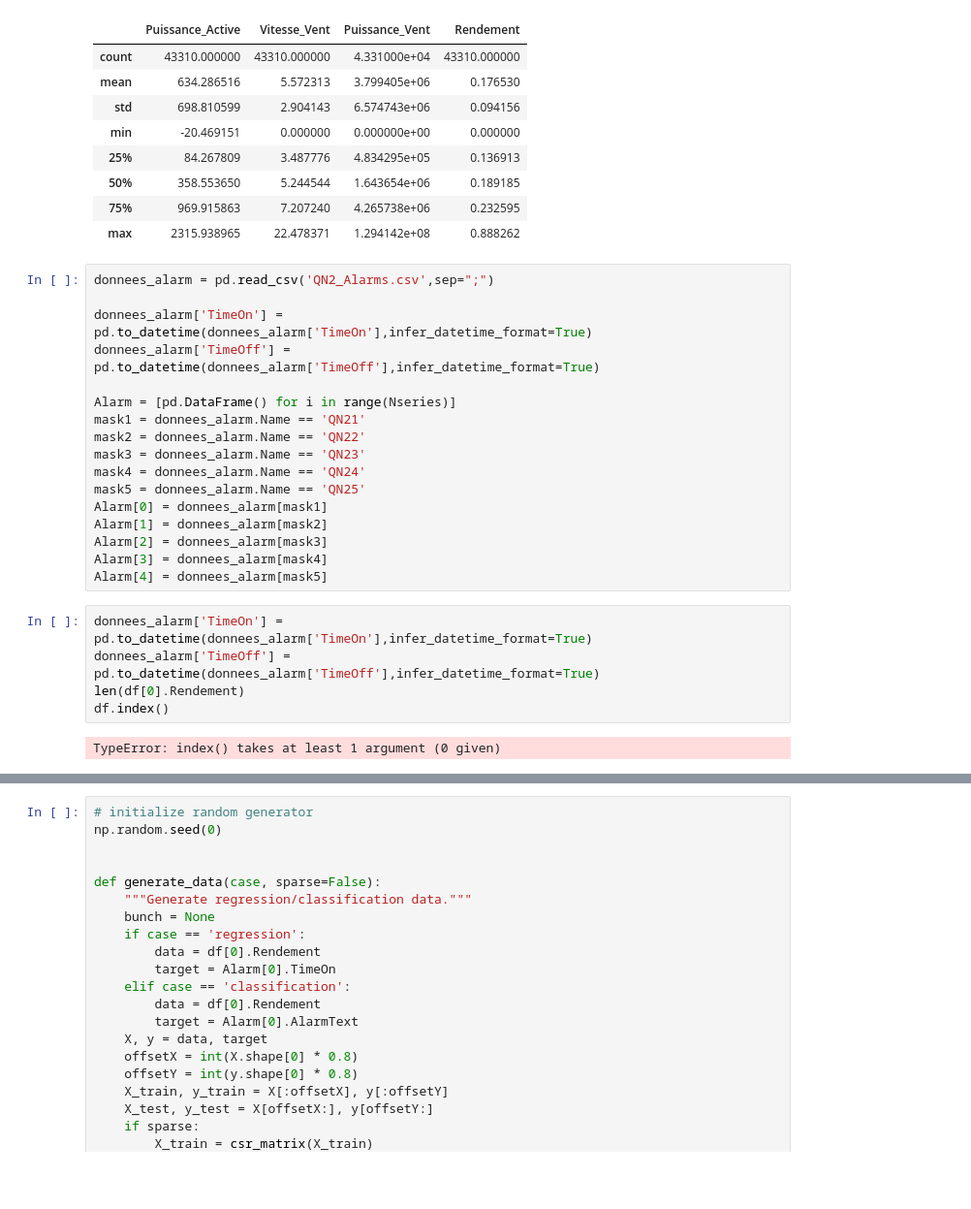
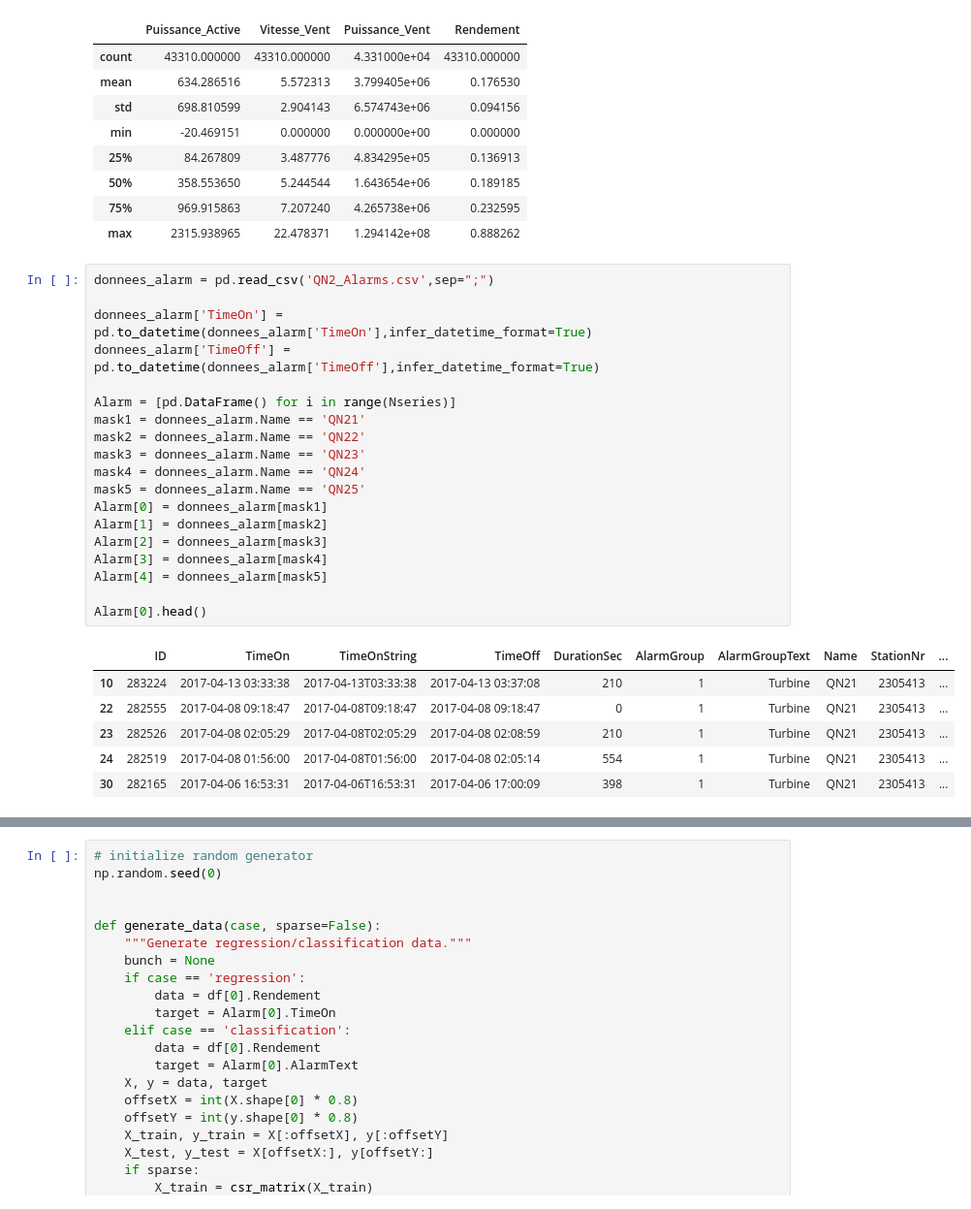
Before and after one commit to MarinePICOT/Dossier, a Jupyter notebook: Untitled1.ipynb, the cells around one changed output, grey strips where cells are left out. Shown at 97% size. Cells and saved outputs as stored; diff of their text form; blank space fills up the shorter version.

```diff
--- a/Untitled1.ipynb
+++ b/Untitled1.ipynb
@@ -80,24 +80,26 @@ df[i][mask].describe()
 # %%
 donnees_alarm = pd.read_csv('QN2_Alarms.csv',sep=";")
 
 donnees_alarm['TimeOn'] = pd.to_datetime(donnees_alarm['TimeOn'],infer_datetime_format=True)
 donnees_alarm['TimeOff'] = pd.to_datetime(donnees_alarm['TimeOff'],infer_datetime_format=True)
 
 Alarm = [pd.DataFrame() for i in range(Nseries)]
 mask1 = donnees_alarm.Name == 'QN21'
 mask2 = donnees_alarm.Name == 'QN22'
 mask3 = donnees_alarm.Name == 'QN23'
 mask4 = donnees_alarm.Name == 'QN24'
 mask5 = donnees_alarm.Name == 'QN25'
 Alarm[0] = donnees_alarm[mask1]
 Alarm[1] = donnees_alarm[mask2]
 Alarm[2] = donnees_alarm[mask3]
 Alarm[3] = donnees_alarm[mask4]
 Alarm[4] = donnees_alarm[mask5]
+
+Alarm[0].head()
+# %% [output]
+|  | ID | TimeOn | TimeOnString | TimeOff | DurationSec | AlarmGroup | AlarmGroupText | Name | StationNr | ... |
+| 10 | 283224 | 2017-04-13 03:33:38 | 2017-04-13T03:33:38 | 2017-04-13 03:37:08 | 210 | 1 | Turbine | QN21 | 2305413 | ... |
+| 22 | 282555 | 2017-04-08 09:18:47 | 2017-04-08T09:18:47 | 2017-04-08 09:18:47 | 0 | 1 | Turbine | QN21 | 2305413 | ... |
+| 23 | 282526 | 2017-04-08 02:05:29 | 2017-04-08T02:05:29 | 2017-04-08 02:08:59 | 210 | 1 | Turbine | QN21 | 2305413 | ... |
+| 24 | 282519 | 2017-04-08 01:56:00 | 2017-04-08T01:56:00 | 2017-04-08 02:05:14 | 554 | 1 | Turbine | QN21 | 2305413 | ... |
+| 30 | 282165 | 2017-04-06 16:53:31 | 2017-04-06T16:53:31 | 2017-04-06 17:00:09 | 398 | 1 | Turbine | QN21 | 2305413 | ... |
-# %%
-donnees_alarm['TimeOn'] = pd.to_datetime(donnees_alarm['TimeOn'],infer_datetime_format=True)
-donnees_alarm['TimeOff'] = pd.to_datetime(donnees_alarm['TimeOff'],infer_datetime_format=True)
-len(df[0].Rendement)
-df.index()
-# %% [output]
-TypeError: index() takes at least 1 argument (0 given)
```
Also changed, not shown: parts of 5 cells of this notebook.
